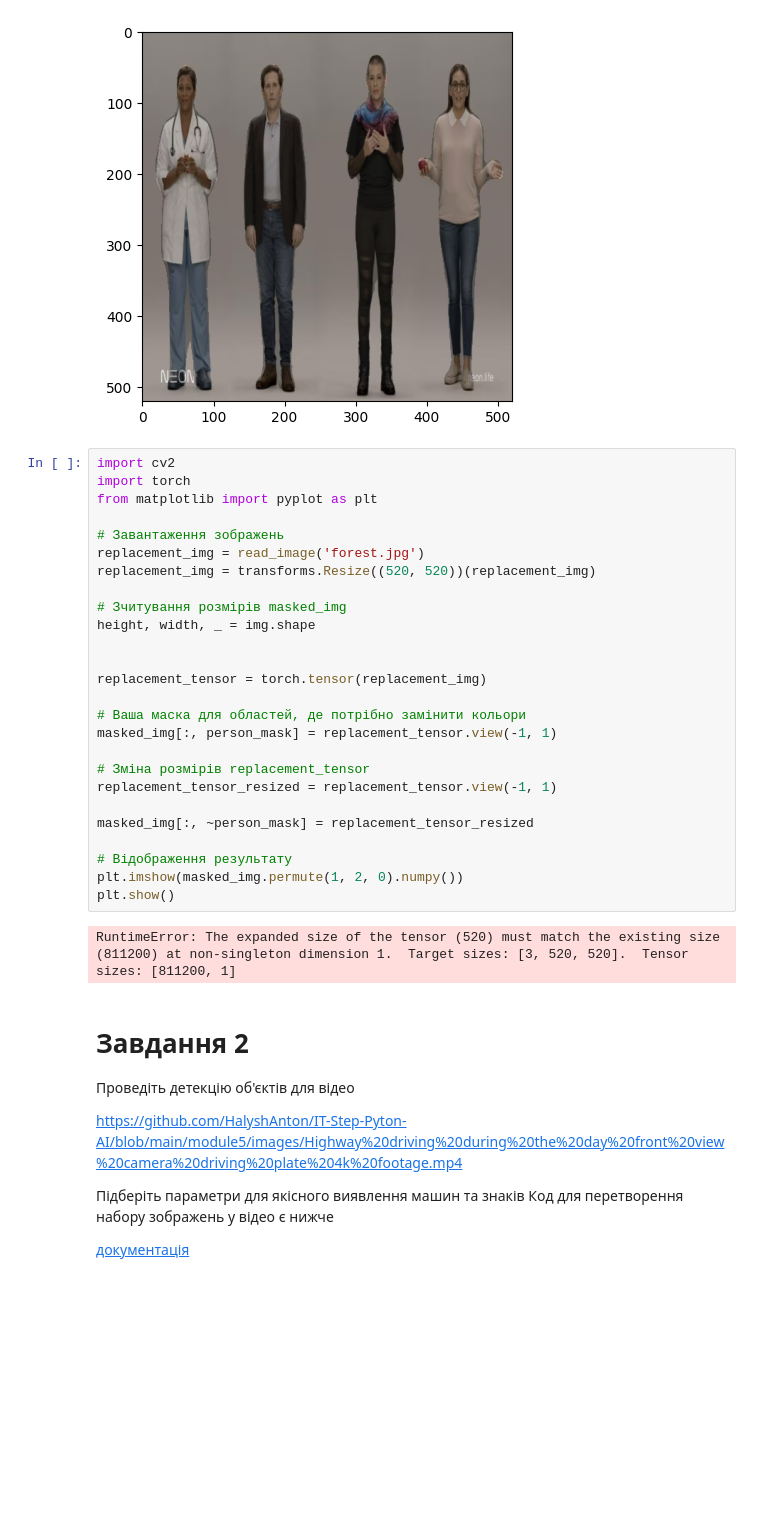
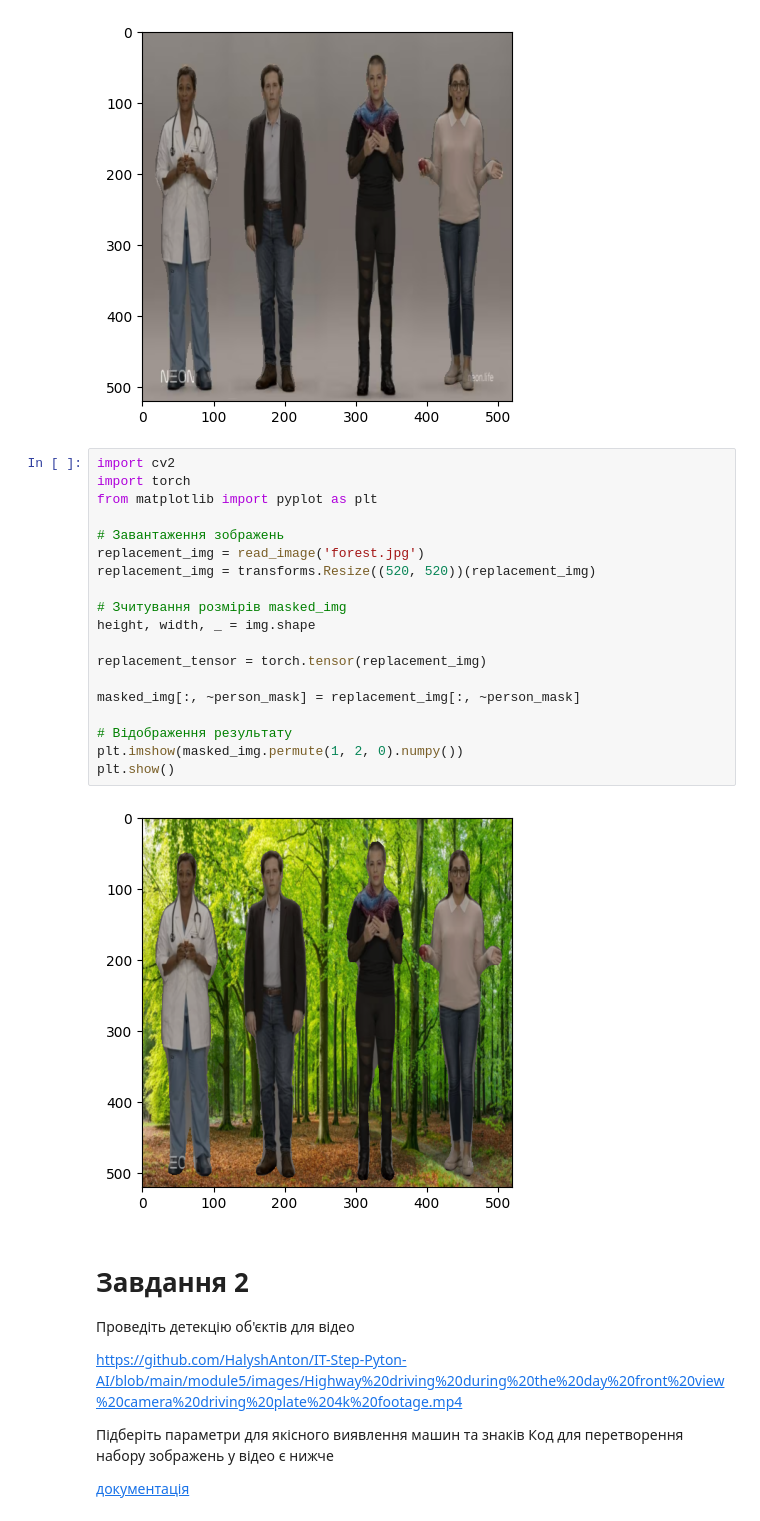
Before and after one commit to VDidyk/AI, a Jupyter notebook: module5/ДЗ_18.ipynb, the cells around one changed output. Saved outputs shown, nothing was run; the diff lists cells and outputs as text; blank space fills up the shorter version.

```diff
--- a/module5/ДЗ_18.ipynb
+++ b/module5/ДЗ_18.ipynb
@@ -91,31 +93,24 @@ plt.imshow(masked_img.permute(1, 2, 0))
 # %%
 import cv2
 import torch
 from matplotlib import pyplot as plt
 
 # Завантаження зображень
 replacement_img = read_image('forest.jpg')
 replacement_img = transforms.Resize((520, 520))(replacement_img)
 
 # Зчитування розмірів masked_img
 height, width, _ = img.shape
 
-
 replacement_tensor = torch.tensor(replacement_img)
 
-# Ваша маска для областей, де потрібно замінити кольори
-masked_img[:, person_mask] = replacement_tensor.view(-1, 1)
-
-# Зміна розмірів replacement_tensor
-replacement_tensor_resized = replacement_tensor.view(-1, 1)
-
-masked_img[:, ~person_mask] = replacement_tensor_resized
+masked_img[:, ~person_mask] = replacement_img[:, ~person_mask]
 
 # Відображення результату
 plt.imshow(masked_img.permute(1, 2, 0).numpy())
 plt.show()
 # %% [output]
-RuntimeError: The expanded size of the tensor (520) must match the existing size (811200) at non-singleton dimension 1.  Target sizes: [3, 520, 520].  Tensor sizes: [811200, 1]
+[figure, added]
 # %% [markdown]
 # Завдання 2
 
```
Also changed, not shown: parts of 1 cell of this notebook.
